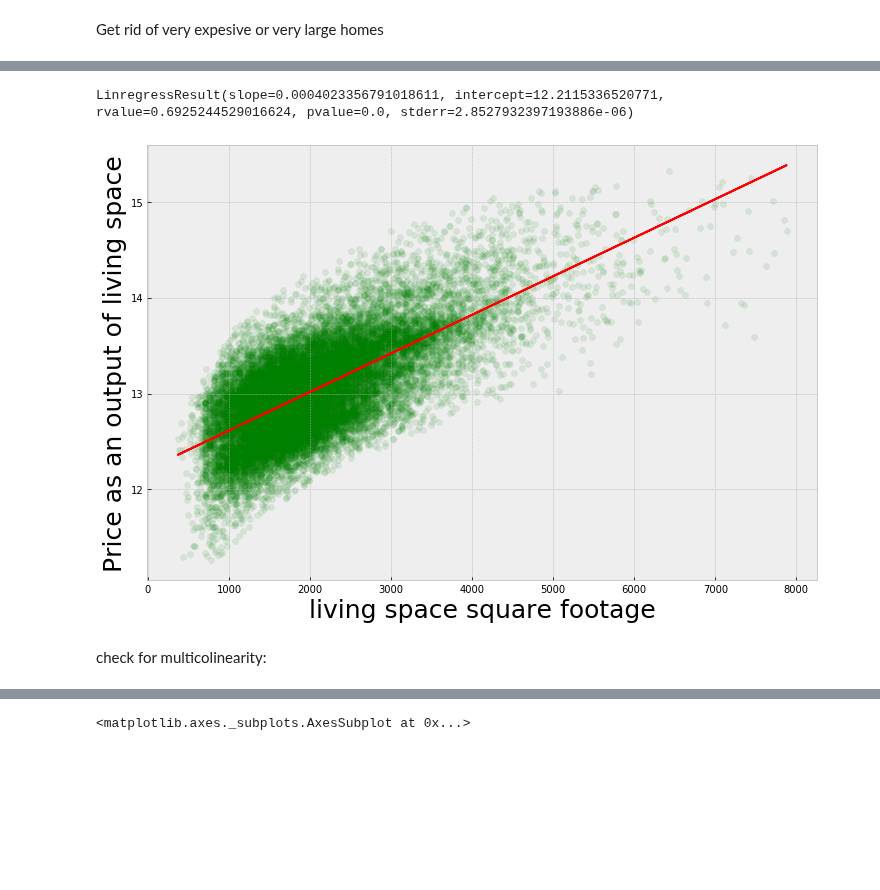
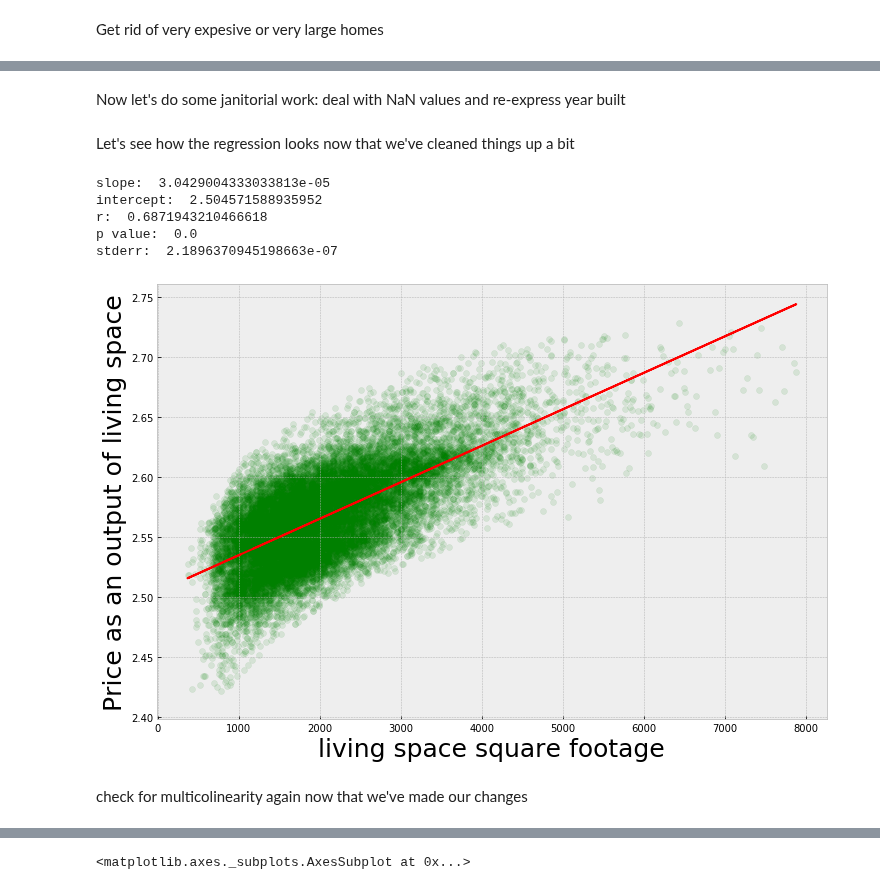
Before and after one commit to AlludedCrabb/Data-Science-Housing-Data-Project, a Jupyter notebook: Jacob_Taeho project.ipynb, the cells around one changed output, grey strips where cells are left out. Drawn from its saved outputs; the diff is of its cells as text; code cells hidden in the pictures; blank space fills up the shorter version.

Commit message:
improve markdown and visualizations

```diff
--- a/Jacob_Taeho project.ipynb
+++ b/Jacob_Taeho project.ipynb
@@ -246 +248,3 @@ Text(0.5, 0, 'price')
+# %% [markdown]
+Now let's do some janitorial work: deal with NaN values and re-express year built
 # %%
@@ -257,27 +258,40 @@ df.yr_built = 2019 - df.yr_built
 df = df.rename(columns={'yr_built': 'years_old'})
+# %% [markdown]
+Let's see how the regression looks now that we've cleaned things up a bit
 # %%
-#see our new regression now that many extravaganatly
-#large and expensive houses have been removed
 X = df.sqft_living
 y = df.price
 
 slope, intercept, rvalue, pvalue, stderr = linregress(X,y)
 
+print("slope: ",
+      slope,
+      "\nintercept: ",
+      intercept,
+      "\nr: ",
+      rvalue,
+      "\np value: ",
+      pvalue,
+      "\nstderr: ",
+      stderr)
+
 first_model_y = slope*X + intercept
-
-print(linregress(X,y))
 
 fig = plt.figure(figsize=(12,8))
 plt.scatter(X,y, alpha=0.1, color='green')
 plt.plot(X, first_model_y, color='red')
 plt.xlabel('living space square footage',fontsize=25)
 plt.ylabel('Price as an output of living space',fontsize=25)
 plt.show()
 # %% [output]
-LinregressResult(slope=0.0004023356791018611, intercept=12.2115336520771, rvalue=0.6925244529016624, pvalue=0.0, stderr=2.8527932397193886e-06)
+slope:  3.0429004333033813e-05
+intercept:  2.504571588935952
+r:  0.6871943210466618
+p value:  0.0
+stderr:  2.1896370945198663e-07
-[figure, old version]
+[figure, new version]
-# %% [markdown]
-check for multicolinearity:
+# %% [markdown]
+check for multicolinearity again now that we've made our changes
 # %%
 _ = pd.plotting.scatter_matrix(df[['price', 'bedrooms', 'bathrooms',
                                    'sqft_living', 'floors', 'waterfront',
```
Also changed, not shown: parts of 15 cells of this notebook.
